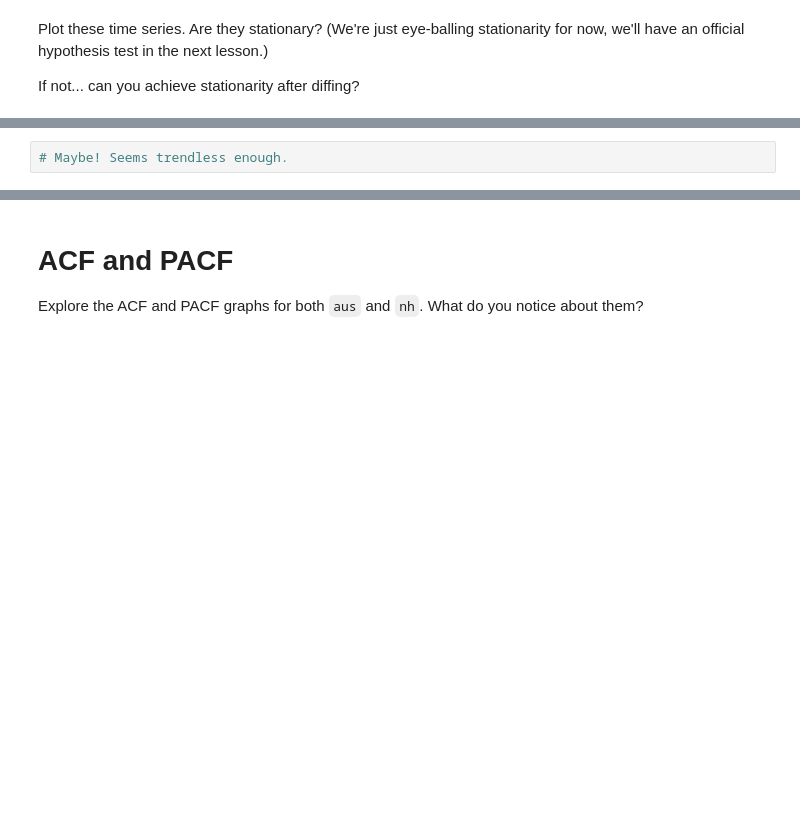
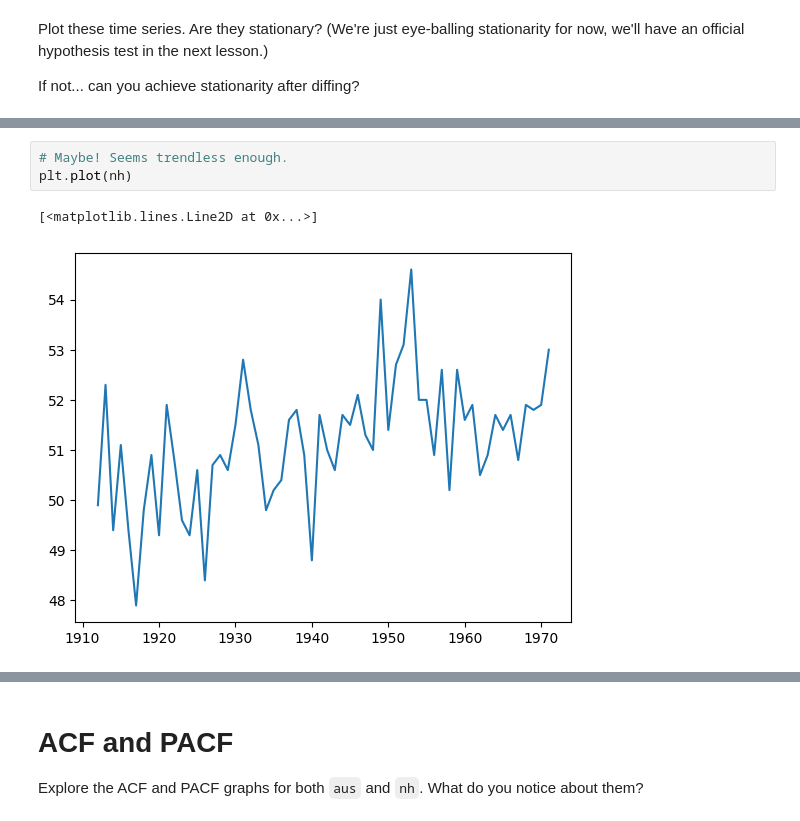
Before and after one commit to milena-seismo/DSB-Unit-03, a Jupyter notebook: 16 - Time Series I - EDA/ts-i-eda-starter.ipynb, the cells around one changed output, grey strips where cells are left out. Drawn from its saved outputs; the diff is of its cells as text; blank space fills up the shorter version.

```diff
--- a/16 - Time Series I - EDA/ts-i-eda-starter.ipynb
+++ b/16 - Time Series I - EDA/ts-i-eda-starter.ipynb
@@ -412,4 +420,8 @@ If not... can you achieve stationarity after diffing?
 # %%
 # Maybe! Seems trendless enough.
+plt.plot(nh)
+# %% [output]
+[<matplotlib.lines.Line2D at 0x...>]
+[figure, added]
 # %%
 # Definitely after diffing once!
```
Also changed, not shown: parts of 6 cells of this notebook.
